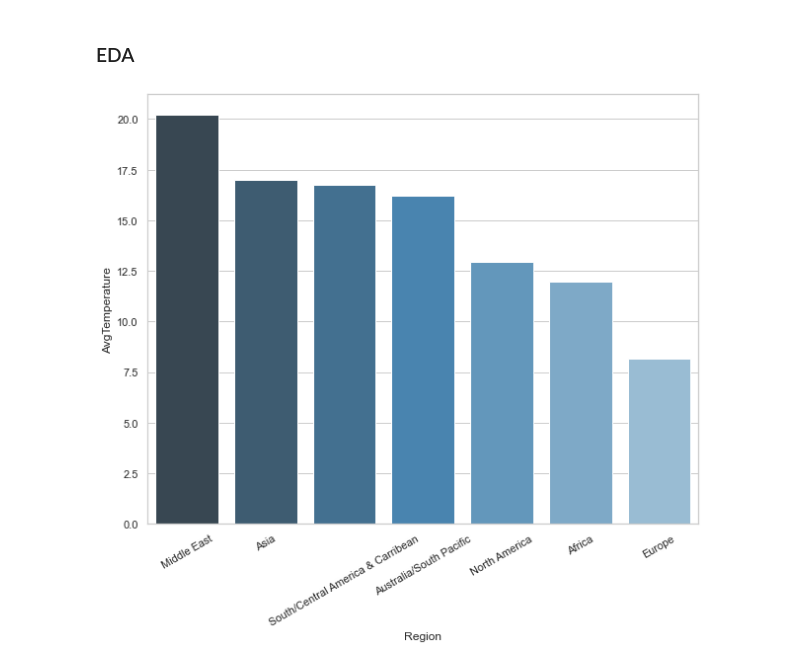
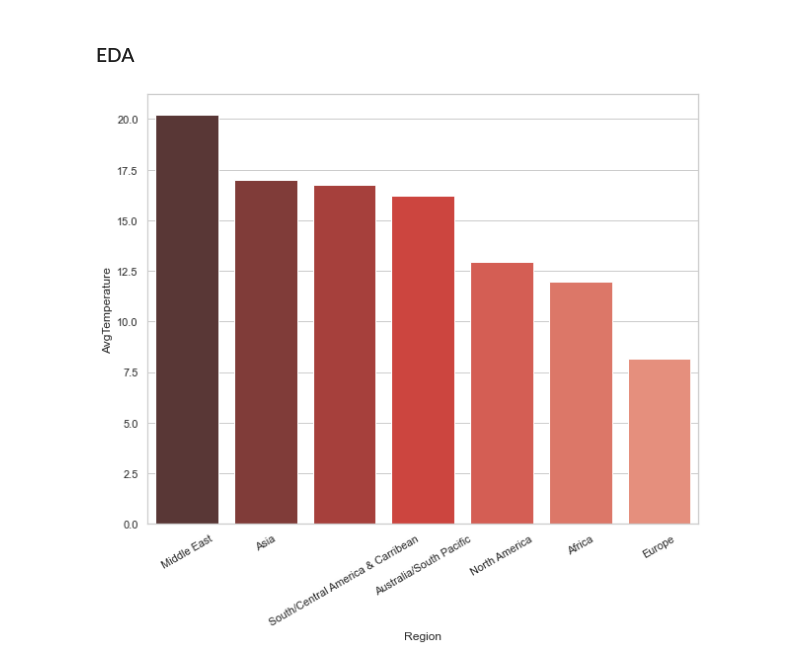
Before and after one commit to sumitkmr93/pythonlearning, a Jupyter notebook: testing.ipynb, the cells around one changed output. Cells and saved outputs as stored; diff of their text form; code cells hidden in the pictures.

```diff
--- a/testing.ipynb
+++ b/testing.ipynb
@@ -66,9 +66,9 @@ df.head()
 # %%
 sns.set(style='whitegrid',rc={'figure.figsize':(10,8)})
 regions = df.groupby(["Region"])["AvgTemperature"].mean().reset_index()\
     .sort_values(by='AvgTemperature',ascending=False)
-ax = sns.barplot(x=regions.Region,y=regions.AvgTemperature,palette='Blues_d')
+ax = sns.barplot(x=regions.Region,y=regions.AvgTemperature,palette='Reds_d')
 ax.set_xticklabels(ax.get_xticklabels(),rotation=30)
 plt.show()
 # %% [output]
-[figure, old version]
+[figure, new version]
```
